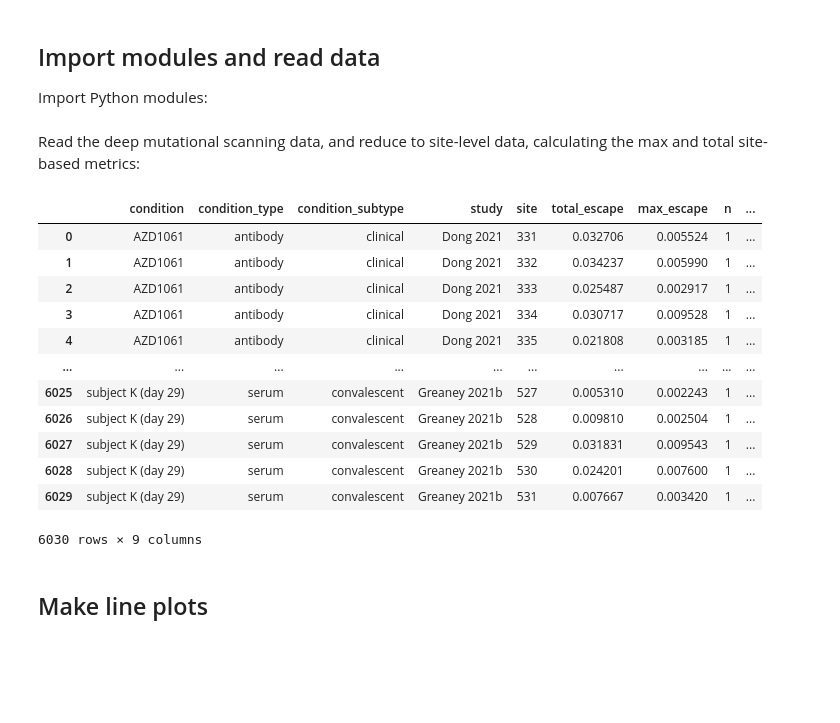
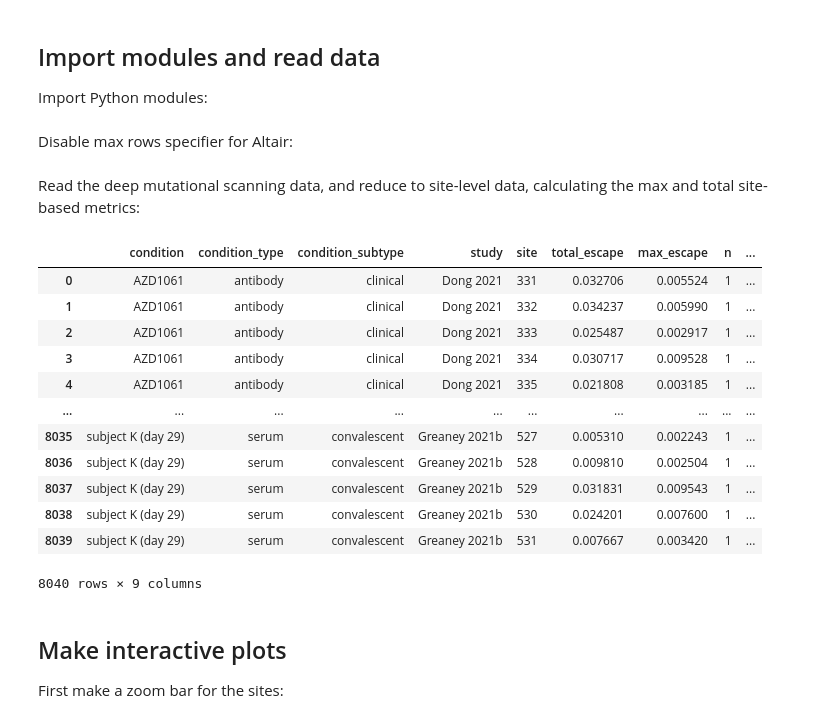
Before and after one commit to jbloomlab/SARS2_RBD_Ab_escape_maps, a Jupyter notebook: notebooks/plot_yeast_RBD_DMS.ipynb, the cells around one changed output. Drawn from its saved outputs; the diff is of its cells as text; code cells hidden in the pictures; blank space fills up the shorter version.

Commit message:
initial zoomable line plot

```diff
--- a/notebooks/plot_yeast_RBD_DMS.ipynb
+++ b/notebooks/plot_yeast_RBD_DMS.ipynb
@@ -7,3 +7,5 @@ Import Python modules:
 import altair as alt
 
 import pandas as pd
+# %% [markdown]
+Disable max rows specifier for Altair:
@@ -13,11 +17,11 @@ Read the deep mutational scanning data, and reduce to site-level data, calculati
 dms_mut_data = pd.read_csv('../results/merged_data/yeast_RBD_DMS_data.csv')
 
 # calculate site metrics and fill missing sites as 0
-sites = list(range(dms_data['site'].min(), dms_mut_data['site'].max() + 1))
+sites = list(range(dms_mut_data['site'].min(), dms_mut_data['site'].max() + 1))
 dms_data = (
     dms_mut_data
     .groupby(['condition', 'condition_type', 'condition_subtype', 'study', 'site'],
-             as_index=False)
+             as_index=False, dropna=False)
     .aggregate(total_escape=pd.NamedAgg('mut_escape', 'sum'),
                max_escape=pd.NamedAgg('mut_escape', 'max'),
                )
@@ -27,38 +31,39 @@ dms_data = (pd.merge_ordered(dms_data,
                              on='site',
                              left_by=['condition', 'study'],
                              )
             .fillna(0)
             )
 
 # make a "unique condition" column
 dms_data = (dms_data
             .merge(dms_data[['condition', 'study']]
                            .drop_duplicates()
                            .assign(n=lambda x: x.groupby('condition')['study'].transform('nunique'),
                                    condition_unique=lambda x: x.apply(
                                                                lambda r: r['condition'] if r['n'] == 1
                                                                          else r['condition'] + '(' + r['study'] + ')',
                                                                axis=1)
                                    ),
                    on=['condition', 'study']
                    )
             )
 assert len(dms_data) == len(dms_data.groupby(['site', 'condition_unique']))
 
 dms_data
 # %% [output]
 |  | condition | condition_type | condition_subtype | study | site | total_escape | max_escape | n | ... |
 | 0 | AZD1061 | antibody | clinical | Dong 2021 | 331 | 0.032706 | 0.005524 | 1 | ... |
 | 1 | AZD1061 | antibody | clinical | Dong 2021 | 332 | 0.034237 | 0.005990 | 1 | ... |
 | 2 | AZD1061 | antibody | clinical | Dong 2021 | 333 | 0.025487 | 0.002917 | 1 | ... |
 | 3 | AZD1061 | antibody | clinical | Dong 2021 | 334 | 0.030717 | 0.009528 | 1 | ... |
 | 4 | AZD1061 | antibody | clinical | Dong 2021 | 335 | 0.021808 | 0.003185 | 1 | ... |
 | ... | ... | ... | ... | ... | ... | ... | ... | ... | ... |
-| 6025 | subject K (day 29) | serum | convalescent | Greaney 2021b | 527 | 0.005310 | 0.002243 | 1 | ... |
-| 6026 | subject K (day 29) | serum | convalescent | Greaney 2021b | 528 | 0.009810 | 0.002504 | 1 | ... |
-| 6027 | subject K (day 29) | serum | convalescent | Greaney 2021b | 529 | 0.031831 | 0.009543 | 1 | ... |
-| 6028 | subject K (day 29) | serum | convalescent | Greaney 2021b | 530 | 0.024201 | 0.007600 | 1 | ... |
-| 6029 | subject K (day 29) | serum | convalescent | Greaney 2021b | 531 | 0.007667 | 0.003420 | 1 | ... |
+| 8035 | subject K (day 29) | serum | convalescent | Greaney 2021b | 527 | 0.005310 | 0.002243 | 1 | ... |
+| 8036 | subject K (day 29) | serum | convalescent | Greaney 2021b | 528 | 0.009810 | 0.002504 | 1 | ... |
+| 8037 | subject K (day 29) | serum | convalescent | Greaney 2021b | 529 | 0.031831 | 0.009543 | 1 | ... |
+| 8038 | subject K (day 29) | serum | convalescent | Greaney 2021b | 530 | 0.024201 | 0.007600 | 1 | ... |
+| 8039 | subject K (day 29) | serum | convalescent | Greaney 2021b | 531 | 0.007667 | 0.003420 | 1 | ... |
-6030 rows × 9 columns
+8040 rows × 9 columns
-# %% [markdown]
-## Make line plots
+# %% [markdown]
+## Make interactive plots
+First make a zoom bar for the sites:
```
Also changed, not shown: parts of 5 cells of this notebook.
